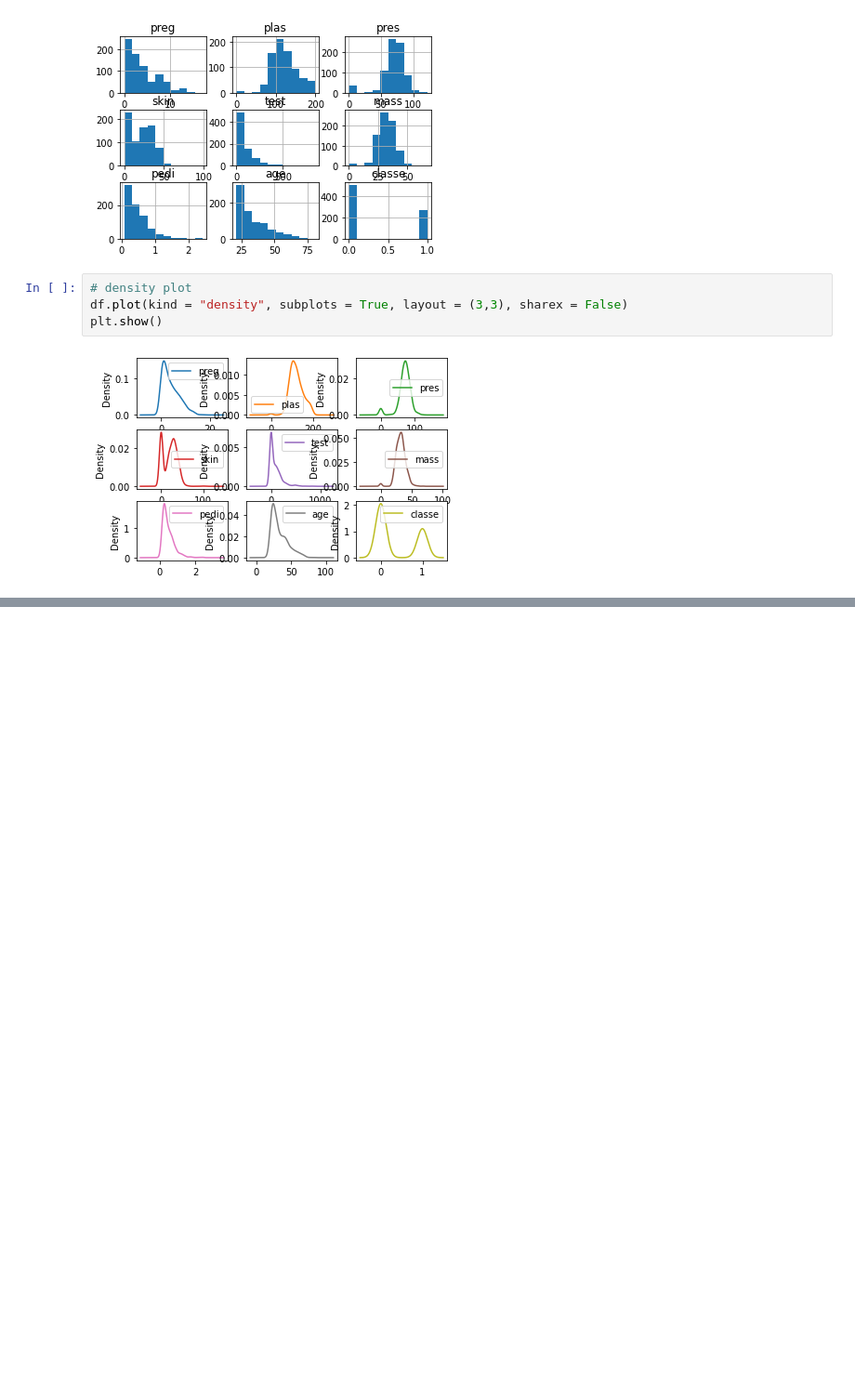
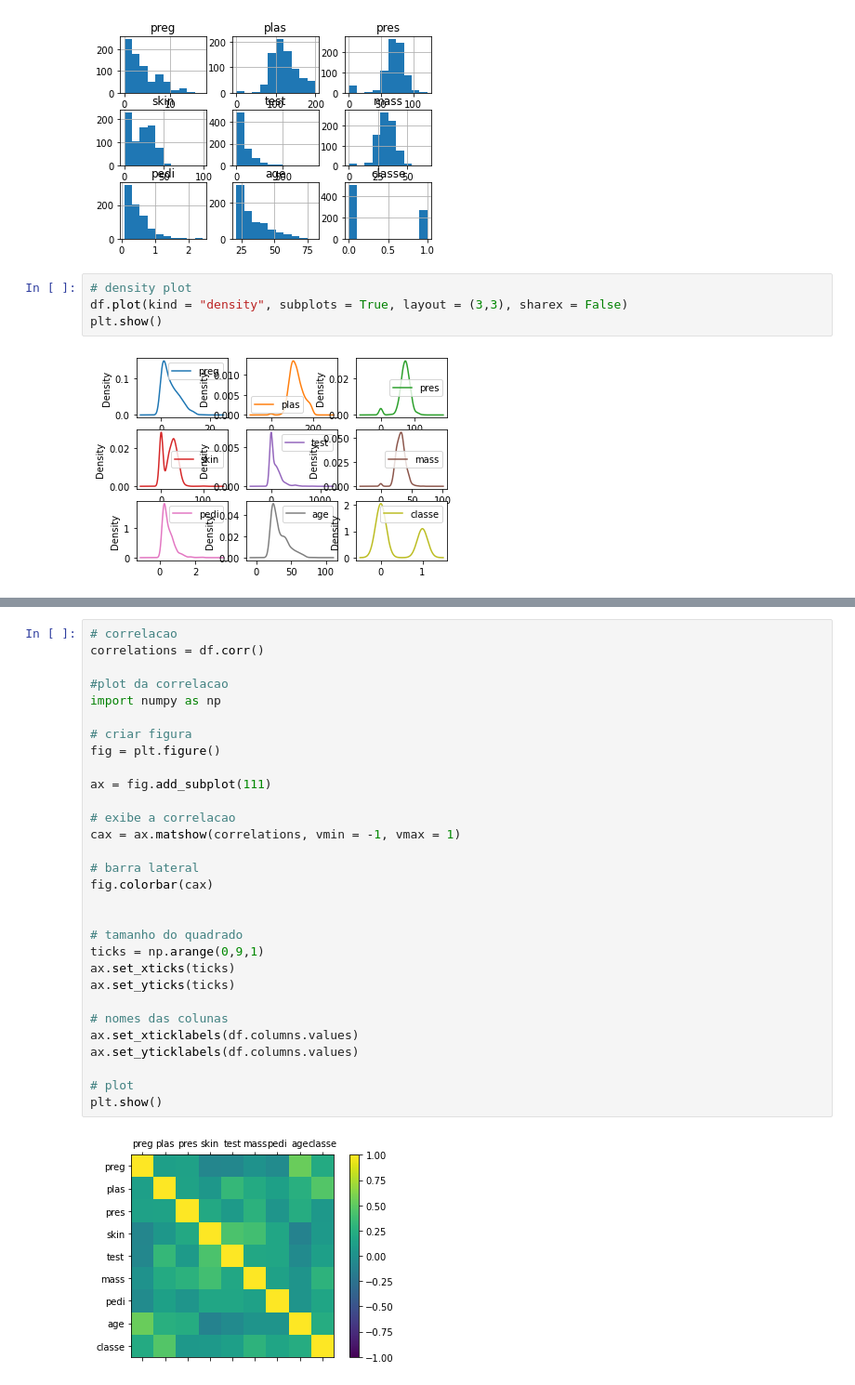
Before and after one commit to acnaweb/python-data-analysis, a Jupyter notebook: pandas_exp_matplotlib.ipynb, the cells around one changed output, grey strips where cells are left out. Shown at 93% size. Cells and saved outputs as stored; diff of their text form; blank space fills up the shorter version.

```diff
--- a/pandas_exp_matplotlib.ipynb
+++ b/pandas_exp_matplotlib.ipynb
@@ -17,0 +31,32 @@ plt.show()
+# %%
+# correlacao
+correlations = df.corr()
+
+#plot da correlacao
+import numpy as np
+
+# criar figura
+fig = plt.figure()
+
+ax = fig.add_subplot(111)
+
+# exibe a correlacao
+cax = ax.matshow(correlations, vmin = -1, vmax = 1)
+
+# barra lateral
+fig.colorbar(cax)
+
+
+# tamanho do quadrado
+ticks = np.arange(0,9,1)
+ax.set_xticks(ticks)
+ax.set_yticks(ticks)
+
+# nomes das colunas
+ax.set_xticklabels(df.columns.values)
+ax.set_yticklabels(df.columns.values)
+
+# plot
+plt.show()
+# %% [output]
+[figure, added]
```
Also changed, not shown: parts of 4 cells of this notebook, 1 other file.
